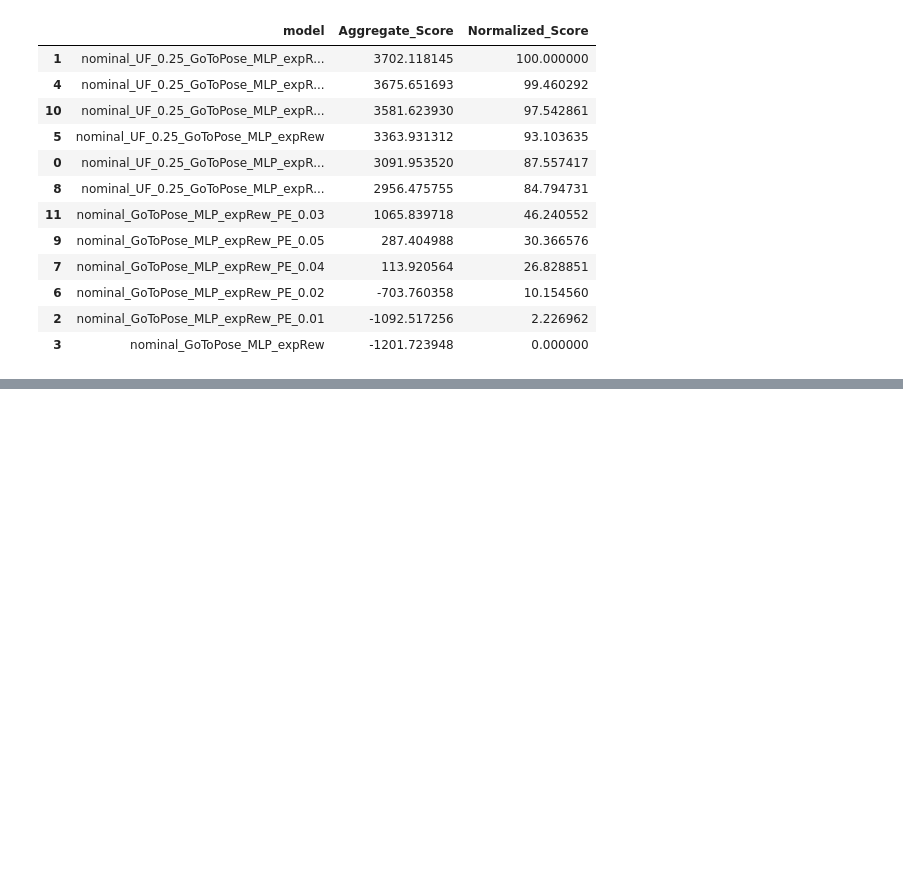
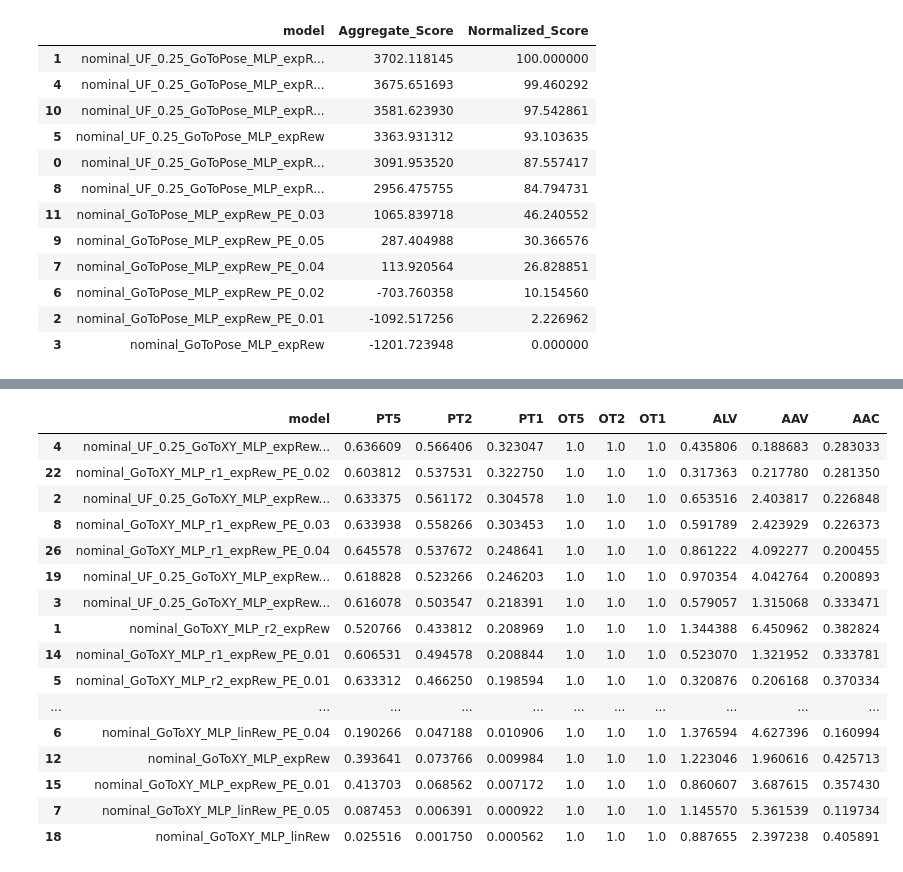
Before and after one commit to elharirymatteo/RANS, a Jupyter notebook: omniisaacgymenvs/notebooks/eval_multi_models.ipynb, the cells around one changed output, grey strips where cells are left out. Cells and saved outputs as stored; diff of their text form; code cells hidden in the pictures; blank space fills up the shorter version.

```diff
--- a/omniisaacgymenvs/notebooks/eval_multi_models.ipynb
+++ b/omniisaacgymenvs/notebooks/eval_multi_models.ipynb
@@ -528,0 +564,22 @@ res_Pose_new
+# %%
+position = pd.read_csv("../evaluations/icra24/new_xy.csv", index_col=[0])
+position = position.sort_values('PT1', ascending=False)
+position
+# %% [output]
+|  | model | PT5 | PT2 | PT1 | OT5 | OT2 | OT1 | ALV | AAV | AAC |
+| 4 | nominal_UF_0.25_GoToXY_MLP_expRew... | 0.636609 | 0.566406 | 0.323047 | 1.0 | 1.0 | 1.0 | 0.435806 | 0.188683 | 0.283033 |
+| 22 | nominal_GoToXY_MLP_r1_expRew_PE_0.02 | 0.603812 | 0.537531 | 0.322750 | 1.0 | 1.0 | 1.0 | 0.317363 | 0.217780 | 0.281350 |
+| 2 | nominal_UF_0.25_GoToXY_MLP_expRew... | 0.633375 | 0.561172 | 0.304578 | 1.0 | 1.0 | 1.0 | 0.653516 | 2.403817 | 0.226848 |
+| 8 | nominal_GoToXY_MLP_r1_expRew_PE_0.03 | 0.633938 | 0.558266 | 0.303453 | 1.0 | 1.0 | 1.0 | 0.591789 | 2.423929 | 0.226373 |
+| 26 | nominal_GoToXY_MLP_r1_expRew_PE_0.04 | 0.645578 | 0.537672 | 0.248641 | 1.0 | 1.0 | 1.0 | 0.861222 | 4.092277 | 0.200455 |
+| 19 | nominal_UF_0.25_GoToXY_MLP_expRew... | 0.618828 | 0.523266 | 0.246203 | 1.0 | 1.0 | 1.0 | 0.970354 | 4.042764 | 0.200893 |
+| 3 | nominal_UF_0.25_GoToXY_MLP_expRew... | 0.616078 | 0.503547 | 0.218391 | 1.0 | 1.0 | 1.0 | 0.579057 | 1.315068 | 0.333471 |
+| 1 | nominal_GoToXY_MLP_r2_expRew | 0.520766 | 0.433812 | 0.208969 | 1.0 | 1.0 | 1.0 | 1.344388 | 6.450962 | 0.382824 |
+| 14 | nominal_GoToXY_MLP_r1_expRew_PE_0.01 | 0.606531 | 0.494578 | 0.208844 | 1.0 | 1.0 | 1.0 | 0.523070 | 1.321952 | 0.333781 |
+| 5 | nominal_GoToXY_MLP_r2_expRew_PE_0.01 | 0.633312 | 0.466250 | 0.198594 | 1.0 | 1.0 | 1.0 | 0.320876 | 0.206168 | 0.370334 |
+| ... | ... | ... | ... | ... | ... | ... | ... | ... | ... | ... |
+| 6 | nominal_GoToXY_MLP_linRew_PE_0.04 | 0.190266 | 0.047188 | 0.010906 | 1.0 | 1.0 | 1.0 | 1.376594 | 4.627396 | 0.160994 |
+| 12 | nominal_GoToXY_MLP_expRew | 0.393641 | 0.073766 | 0.009984 | 1.0 | 1.0 | 1.0 | 1.223046 | 1.960616 | 0.425713 |
+| 15 | nominal_GoToXY_MLP_expRew_PE_0.01 | 0.413703 | 0.068562 | 0.007172 | 1.0 | 1.0 | 1.0 | 0.860607 | 3.687615 | 0.357430 |
+| 7 | nominal_GoToXY_MLP_linRew_PE_0.05 | 0.087453 | 0.006391 | 0.000922 | 1.0 | 1.0 | 1.0 | 1.145570 | 5.361539 | 0.119734 |
+| 18 | nominal_GoToXY_MLP_linRew | 0.025516 | 0.001750 | 0.000562 | 1.0 | 1.0 | 1.0 | 0.887655 | 2.397238 | 0.405891 |
```
Also changed, not shown: parts of 12 cells of this notebook, 1 other file.
